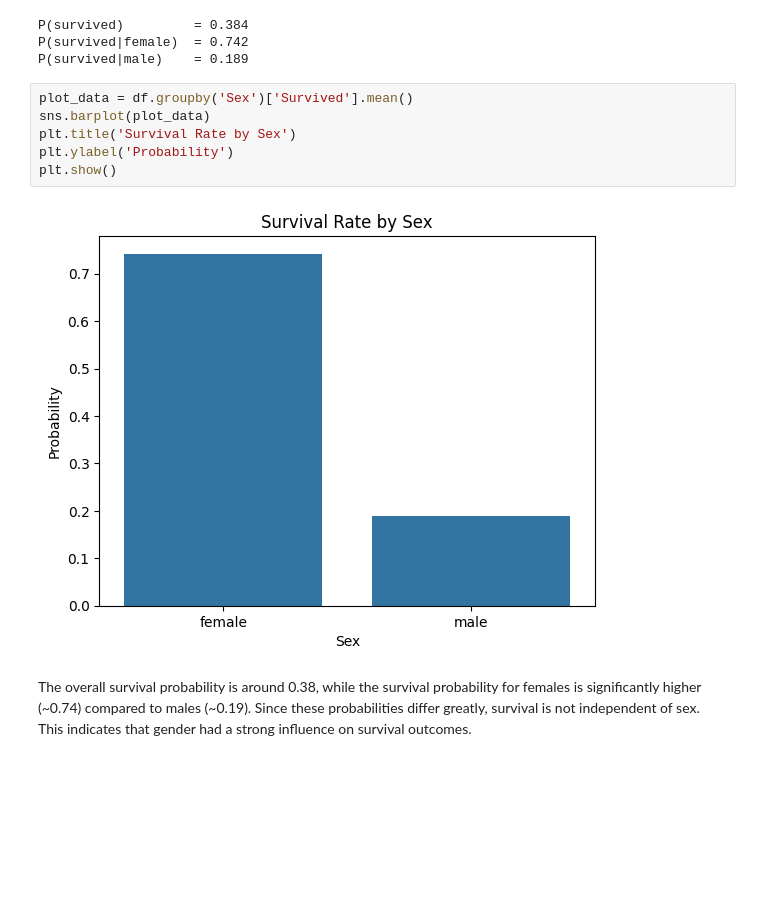
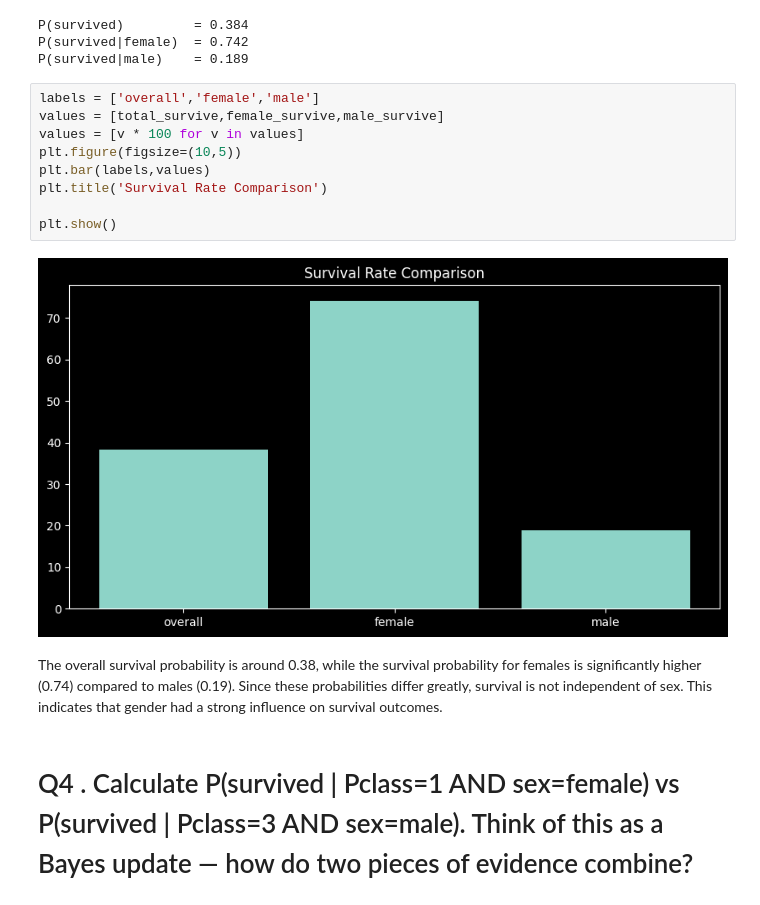
Before and after one commit to soumensen411/statistics-for-machine-learning, a Jupyter notebook: Notebook/titanic_analysis.ipynb, the cells around one changed output. Saved outputs shown, nothing was run; the diff lists cells and outputs as text; blank space fills up the shorter version.

```diff
--- a/Notebook/titanic_analysis.ipynb
+++ b/Notebook/titanic_analysis.ipynb
@@ -138,13 +138,18 @@ print(f"P(survived|male)    = {male_survive:.3f}")
 P(survived)         = 0.384
 P(survived|female)  = 0.742
 P(survived|male)    = 0.189
-# %%
-plot_data = df.groupby('Sex')['Survived'].mean()
-sns.barplot(plot_data)
-plt.title('Survival Rate by Sex')
-plt.ylabel('Probability')
-plt.show()
-# %% [output]
-[figure, removed]
+# %%
+labels = ['overall','female','male']
+values = [total_survive,female_survive,male_survive]
+values = [v * 100 for v in values]
+plt.figure(figsize=(10,5))
+plt.bar(labels,values)
+plt.title('Survival Rate Comparison')
+
+plt.show()
+# %% [output]
+[figure, added]
 # %% [markdown]
-The overall survival probability is around 0.38, while the survival probability for females is significantly higher (~0.74) compared to males (~0.19). Since these probabilities differ greatly, survival is not independent of sex. This indicates that gender had a strong influence on survival outcomes.
+The overall survival probability is around 0.38, while the survival probability for females is significantly higher (0.74) compared to males (0.19). Since these probabilities differ greatly, survival is not independent of sex. This indicates that gender had a strong influence on survival outcomes.
+# %% [markdown]
+# Q4 . Calculate P(survived | Pclass=1 AND sex=female) vs P(survived | Pclass=3 AND sex=male). Think of this as a Bayes update — how do two pieces of evidence combine?
```
Also changed, not shown: parts of 8 cells of this notebook.
